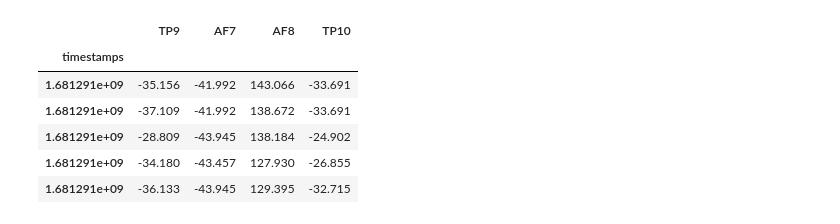
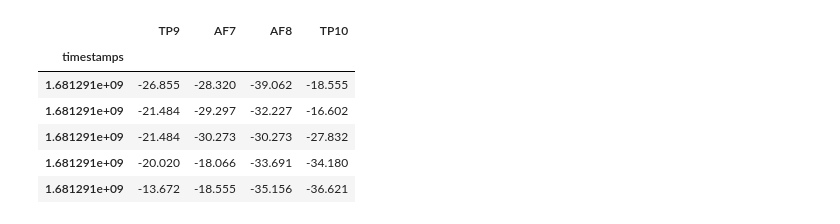
Before and after one commit to dxganta/Neural-Signal-Processing-Analysis, a Jupyter notebook: eeg-bands.ipynb, the cells around one changed output. Cells and saved outputs as stored; diff of their text form; code cells hidden in the pictures.

```diff
--- a/eeg-bands.ipynb
+++ b/eeg-bands.ipynb
@@ -57,10 +98,10 @@ memory usage: 251.2 KB
 # %%
-data_10s.head()
+data_5s.head()
 # %% [output]
 |  | TP9 | AF7 | AF8 | TP10 |
 | timestamps |  |  |  |  |
-| 1.681291e+09 | -35.156 | -41.992 | 143.066 | -33.691 |
-| 1.681291e+09 | -37.109 | -41.992 | 138.672 | -33.691 |
-| 1.681291e+09 | -28.809 | -43.945 | 138.184 | -24.902 |
-| 1.681291e+09 | -34.180 | -43.457 | 127.930 | -26.855 |
-| 1.681291e+09 | -36.133 | -43.945 | 129.395 | -32.715 |
+| 1.681291e+09 | -26.855 | -28.320 | -39.062 | -18.555 |
+| 1.681291e+09 | -21.484 | -29.297 | -32.227 | -16.602 |
+| 1.681291e+09 | -21.484 | -30.273 | -30.273 | -27.832 |
+| 1.681291e+09 | -20.020 | -18.066 | -33.691 | -34.180 |
+| 1.681291e+09 | -13.672 | -18.555 | -35.156 | -36.621 |
```
Also changed, not shown: parts of 16 cells of this notebook, 6 other files.
